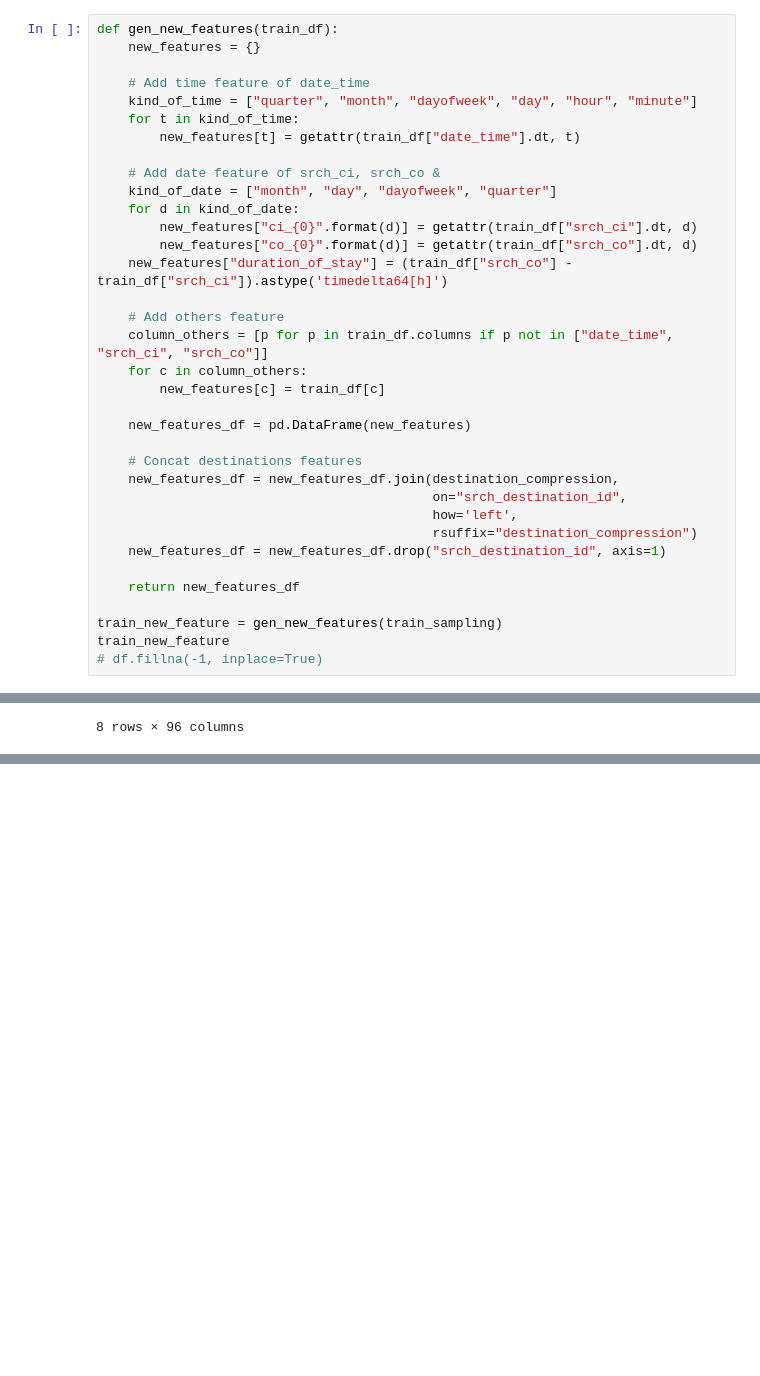
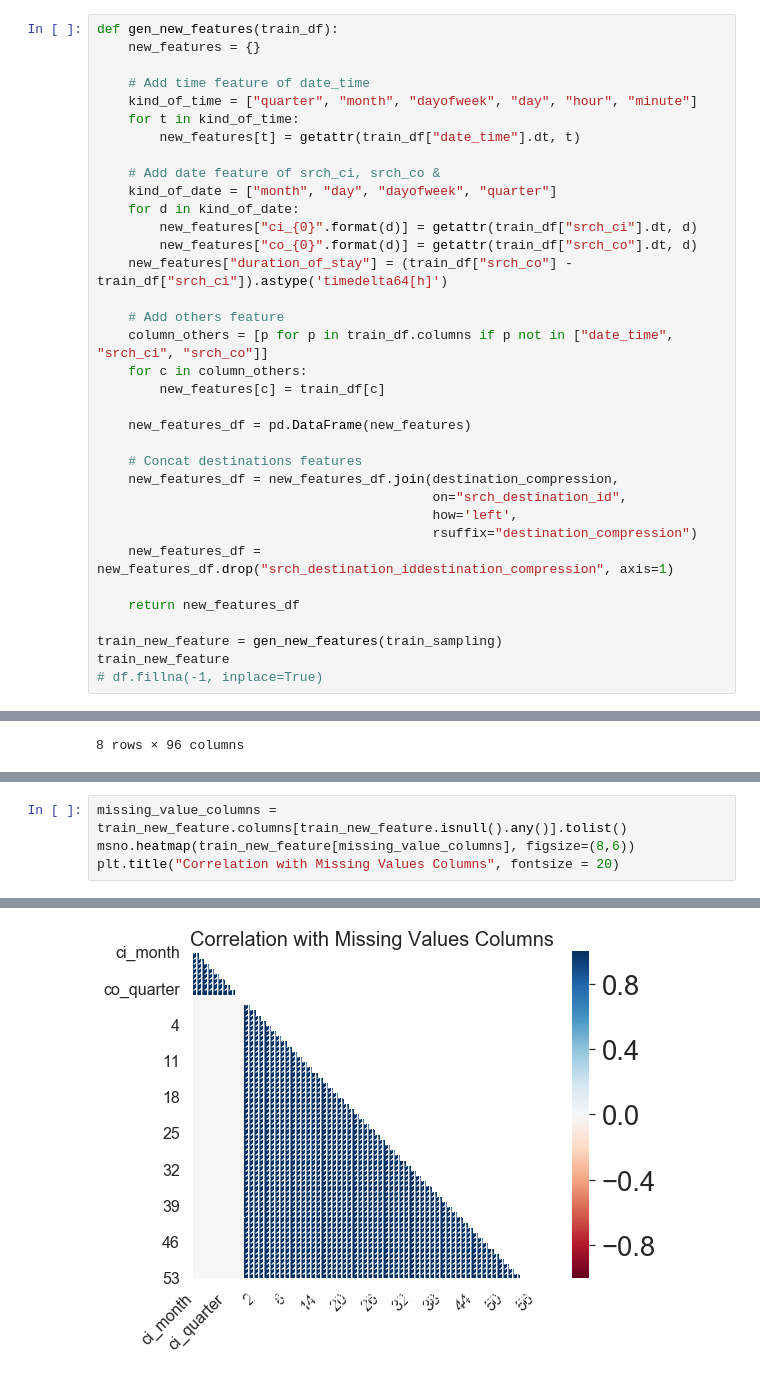
Before and after one commit to znulll/ROWILT, a Jupyter notebook: Kaggle/expedia-hotel-recommendations/expedia_hotel_recommendations.ipynb, the cells around one changed output, grey strips where cells are left out. Cells and saved outputs as stored; diff of their text form; blank space fills up the shorter version.

```diff
--- a/Kaggle/expedia-hotel-recommendations/expedia_hotel_recommendations.ipynb
+++ b/Kaggle/expedia-hotel-recommendations/expedia_hotel_recommendations.ipynb
@@ -551,7 +586,7 @@ def gen_new_features(train_df):
                                            on="srch_destination_id",
                                            how='left',
                                            rsuffix="destination_compression")
-    new_features_df = new_features_df.drop("srch_destination_id", axis=1)
+    new_features_df = new_features_df.drop("srch_destination_iddestination_compression", axis=1)
 
     return new_features_df
 
@@ -611,0 +653,5 @@ srch_destination_iddestination_compression 2535
+# %%
+missing_value_columns = train_new_feature.columns[train_new_feature.isnull().any()].tolist()
+msno.heatmap(train_new_feature[missing_value_columns], figsize=(8,6))
+plt.title("Correlation with Missing Values Columns", fontsize = 20)
+# %% [output]
@@ -611,0 +659 @@ srch_destination_iddestination_compression 2535
+[figure, added]
```
Also changed, not shown: parts of 13 cells of this notebook.
